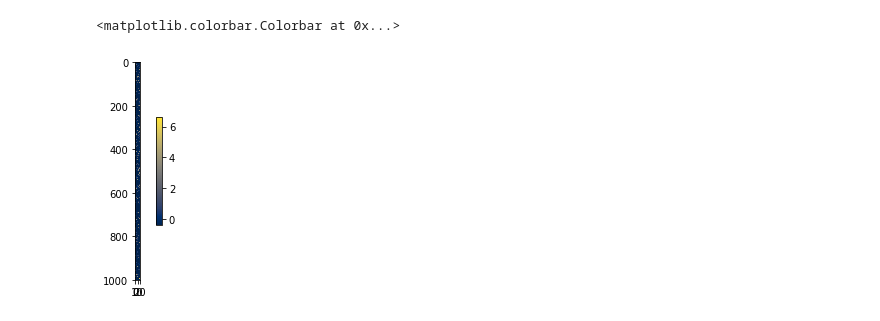
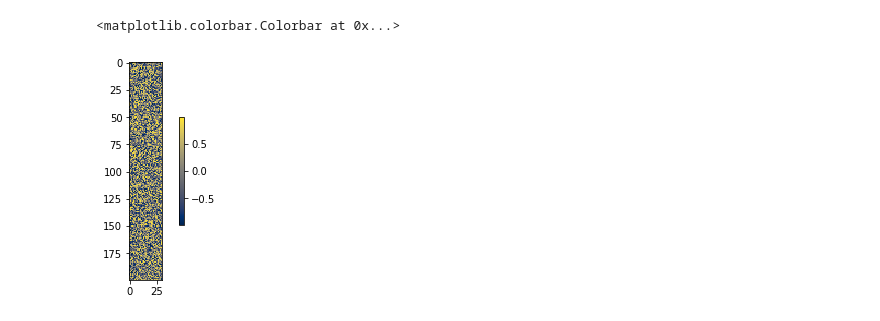
Before and after one commit to superrrpotato/Backpropagated-Neighborhood-Aggregation-for-Accurate-Training-of-Spiking-Neural-Networks, a Jupyter notebook: single_neuron_experiment.ipynb, the cells around one changed output. Saved outputs shown, nothing was run; the diff lists cells and outputs as text; code cells hidden in the pictures.

```diff
--- a/single_neuron_experiment.ipynb
+++ b/single_neuron_experiment.ipynb
@@ -2,8 +2,8 @@
 import numpy as np
 import matplotlib.pyplot as plt
 %matplotlib inline
-time_step = 20
-input_num = 1000
+time_step = 30
+input_num = 200
 adjust_steps = 200
 
 tau_i_input = 2 * np.ones(input_num)
@@ -121,17 +121,17 @@ temp = 2
 # %%
 from scipy import stats
 
 a = np.random.randint(0,20, size=(input_num,time_step))
 a = (a==0).astype(float)
 a_smooth = smooth(a, i_input_decay)
 a_smooth = stats.zscore(a_smooth)
-
+a_smooth = np.random.uniform(-1,1,size=(input_num,time_step))
 plt.figure(figsize=(6,4))
 plt.imshow(a_smooth, cmap='cividis')
 plt.colorbar(shrink=.5)
 # %% [output]
 <matplotlib.colorbar.Colorbar at 0x...>
-[figure, old version]
+[figure, new version]
 # %%
 weights = (np.random.normal(size=input_num)) *0.1
 desired_output = np.random.randint(0,4,size=(1,time_step))
```
Also changed, not shown: parts of 4 cells of this notebook.
